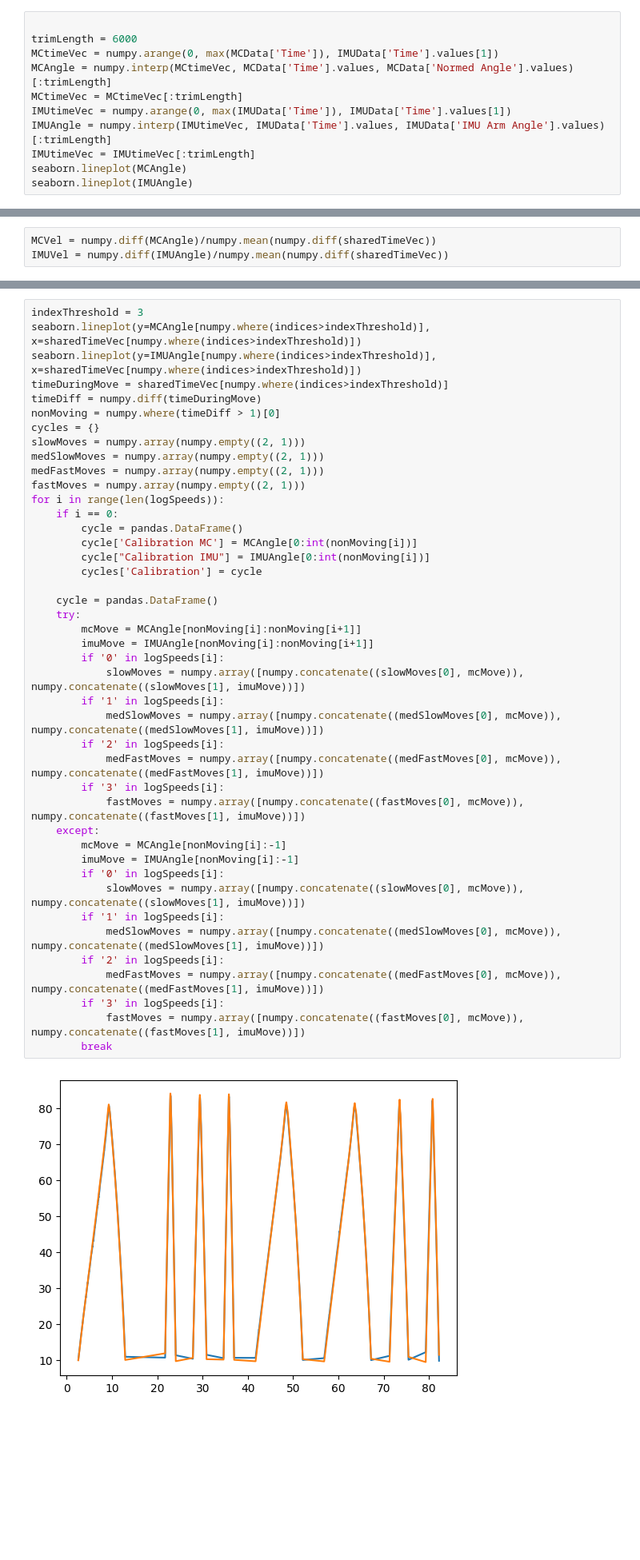
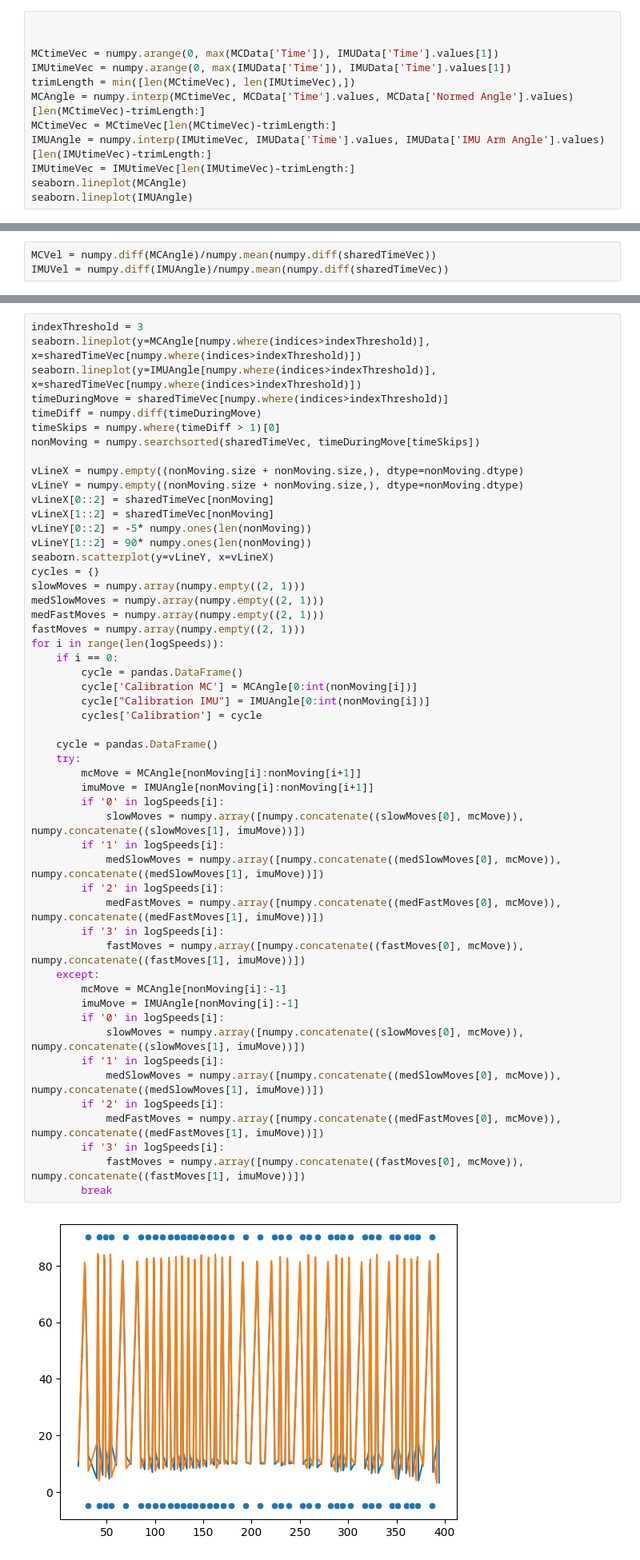
Before and after one commit to alejandromango/ArmAngleMotionTracking, a Jupyter notebook: ArmAngleAnalyzer.ipynb, the cells around one changed output, grey strips where cells are left out. Shown at 80% size. Drawn from its saved outputs; the diff is of its cells as text; blank space fills up the shorter version.

```diff
--- a/ArmAngleAnalyzer.ipynb
+++ b/ArmAngleAnalyzer.ipynb
@@ -24,13 +24,14 @@ logSpeeds = LogData['Logs'].values[logSpeedsStart : logSpeedsEnd]
 /Users/alex/Library/Mobile Documents/com~apple~CloudDocs/School/Masters/BME_207/Term Project/20221202_Initial_Full_Data_Run
 # %%
 
-trimLength = 6000
+
 MCtimeVec = numpy.arange(0, max(MCData['Time']), IMUData['Time'].values[1])
-MCAngle = numpy.interp(MCtimeVec, MCData['Time'].values, MCData['Normed Angle'].values)[:trimLength]
-MCtimeVec = MCtimeVec[:trimLength]
 IMUtimeVec = numpy.arange(0, max(IMUData['Time']), IMUData['Time'].values[1])
-IMUAngle = numpy.interp(IMUtimeVec, IMUData['Time'].values, IMUData['IMU Arm Angle'].values)[:trimLength]
-IMUtimeVec = IMUtimeVec[:trimLength]
+trimLength = min([len(MCtimeVec), len(IMUtimeVec),])
+MCAngle = numpy.interp(MCtimeVec, MCData['Time'].values, MCData['Normed Angle'].values)[len(MCtimeVec)-trimLength:]
+MCtimeVec = MCtimeVec[len(MCtimeVec)-trimLength:]
+IMUAngle = numpy.interp(IMUtimeVec, IMUData['Time'].values, IMUData['IMU Arm Angle'].values)[len(IMUtimeVec)-trimLength:]
+IMUtimeVec = IMUtimeVec[len(IMUtimeVec)-trimLength:]
 seaborn.lineplot(MCAngle)
 seaborn.lineplot(IMUAngle)
 # %% [output]
@@ -138,7 +139,16 @@ seaborn.lineplot(y=MCAngle[numpy.where(indices>indexThreshold)], x=sharedTimeVec
 seaborn.lineplot(y=IMUAngle[numpy.where(indices>indexThreshold)], x=sharedTimeVec[numpy.where(indices>indexThreshold)])
 timeDuringMove = sharedTimeVec[numpy.where(indices>indexThreshold)]
 timeDiff = numpy.diff(timeDuringMove)
-nonMoving = numpy.where(timeDiff > 1)[0]
+timeSkips = numpy.where(timeDiff > 1)[0]
+nonMoving = numpy.searchsorted(sharedTimeVec, timeDuringMove[timeSkips])
+
+vLineX = numpy.empty((nonMoving.size + nonMoving.size,), dtype=nonMoving.dtype)
+vLineY = numpy.empty((nonMoving.size + nonMoving.size,), dtype=nonMoving.dtype)
+vLineX[0::2] = sharedTimeVec[nonMoving]
+vLineX[1::2] = sharedTimeVec[nonMoving]
+vLineY[0::2] = -5* numpy.ones(len(nonMoving))
+vLineY[1::2] = 90* numpy.ones(len(nonMoving))
+seaborn.scatterplot(y=vLineY, x=vLineX)
 cycles = {}
 slowMoves = numpy.array(numpy.empty((2, 1)))
 medSlowMoves = numpy.array(numpy.empty((2, 1)))
@@ -149,34 +159,34 @@ for i in range(len(logSpeeds)):
         cycle = pandas.DataFrame()
         cycle['Calibration MC'] = MCAngle[0:int(nonMoving[i])]
         cycle["Calibration IMU"] = IMUAngle[0:int(nonMoving[i])]
         cycles['Calibration'] = cycle
 
     cycle = pandas.DataFrame()
     try:
         mcMove = MCAngle[nonMoving[i]:nonMoving[i+1]]
         imuMove = IMUAngle[nonMoving[i]:nonMoving[i+1]]
         if '0' in logSpeeds[i]:
             slowMoves = numpy.array([numpy.concatenate((slowMoves[0], mcMove)), numpy.concatenate((slowMoves[1], imuMove))])
         if '1' in logSpeeds[i]:
             medSlowMoves = numpy.array([numpy.concatenate((medSlowMoves[0], mcMove)), numpy.concatenate((medSlowMoves[1], imuMove))])
         if '2' in logSpeeds[i]:
             medFastMoves = numpy.array([numpy.concatenate((medFastMoves[0], mcMove)), numpy.concatenate((medFastMoves[1], imuMove))])
         if '3' in logSpeeds[i]:
             fastMoves = numpy.array([numpy.concatenate((fastMoves[0], mcMove)), numpy.concatenate((fastMoves[1], imuMove))])
     except:
         mcMove = MCAngle[nonMoving[i]:-1]
         imuMove = IMUAngle[nonMoving[i]:-1]
         if '0' in logSpeeds[i]:
             slowMoves = numpy.array([numpy.concatenate((slowMoves[0], mcMove)), numpy.concatenate((slowMoves[1], imuMove))])
         if '1' in logSpeeds[i]:
             medSlowMoves = numpy.array([numpy.concatenate((medSlowMoves[0], mcMove)), numpy.concatenate((medSlowMoves[1], imuMove))])
         if '2' in logSpeeds[i]:
             medFastMoves = numpy.array([numpy.concatenate((medFastMoves[0], mcMove)), numpy.concatenate((medFastMoves[1], imuMove))])
         if '3' in logSpeeds[i]:
             fastMoves = numpy.array([numpy.concatenate((fastMoves[0], mcMove)), numpy.concatenate((fastMoves[1], imuMove))])
         break
 # %% [output]
-[figure, old version]
+[figure, new version]
 # %%
 seaborn.lineplot(fastMoves[0])
 seaborn.lineplot(fastMoves[1])
```
Also changed, not shown: parts of 7 cells of this notebook, 2 other files.
